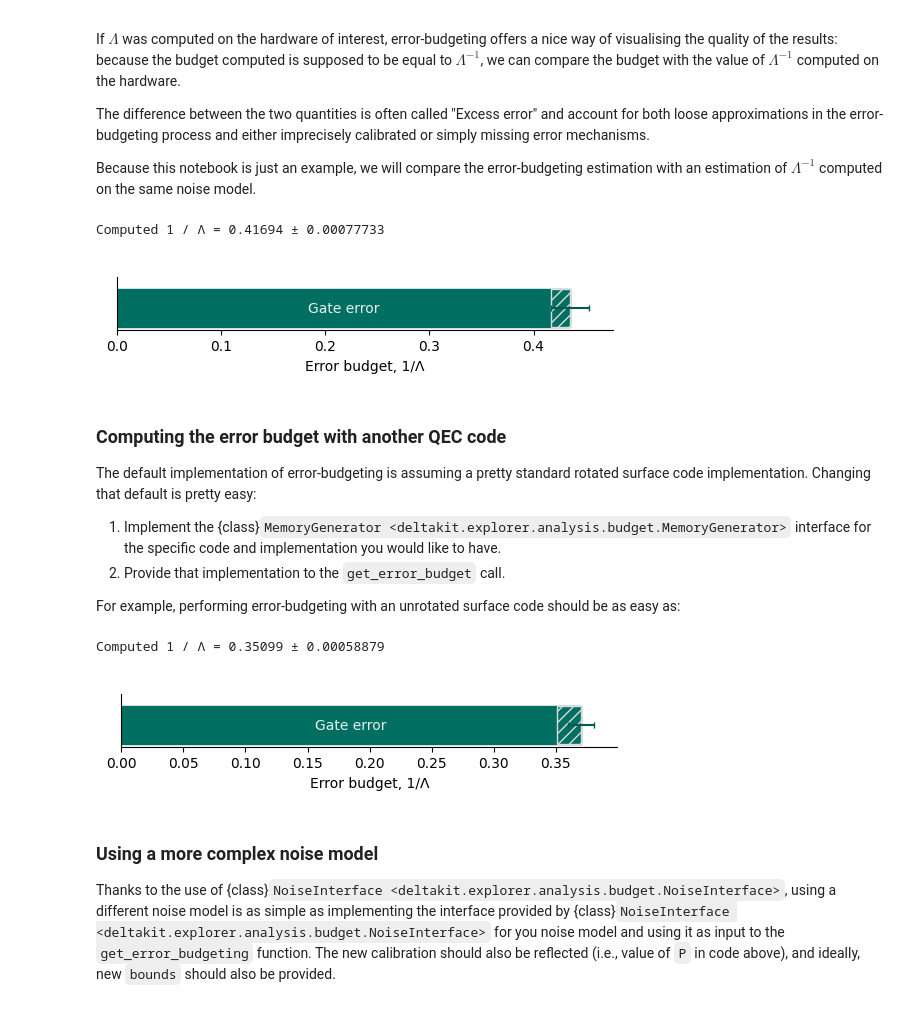
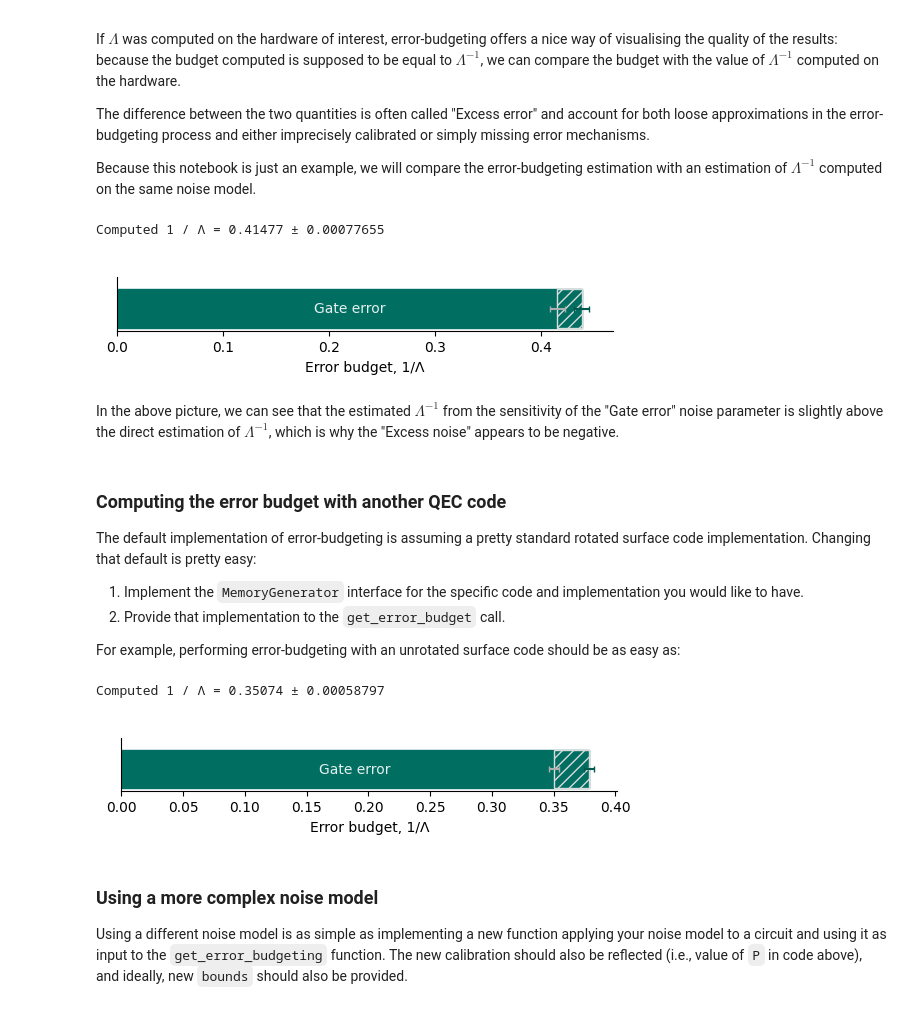
Before and after one commit to Deltakit/deltakit, a Jupyter notebook: docs/guide/error_budgeting.ipynb, the cells around one changed output. Drawn from its saved outputs; the diff is of its cells as text; code cells hidden in the pictures.

```diff
--- a/docs/guide/error_budgeting.ipynb
+++ b/docs/guide/error_budgeting.ipynb
@@ -280,26 +260,29 @@ with an estimation of $\Lambda^{-1}$ computed on the same noise model.
 from deltakit_explorer.analysis.budget import inverse_lambda_at
 
 lambda_reciprocal, lambda_reciprocal_stddev = inverse_lambda_at(
-    SimpleNoiseModel, P, num_rounds_per_distance
+    simple_noise_model, P, num_rounds_per_distance
 )
 print(f"Computed 1 / Λ = {lambda_reciprocal:.5g} ± {lambda_reciprocal_stddev:.5g}")
 
 contributions = [*contributions, lambda_reciprocal - sum(contributions)]
 contribution_stddevs = [*(3 * contribution_stddevs), None]
-descriptions = [*SimpleNoiseModel.parameter_names, "Excess"]
+descriptions = [*noise_parameter_names, "Excess"]
 
 fig, ax = plot_error_budget(contributions, descriptions, contribution_stddevs)
 # %% [output]
-Computed 1 / Λ = 0.41694 ± 0.00077733
+Computed 1 / Λ = 0.41477 ± 0.00077655
-[figure, old version]
+[figure, new version]
+# %% [markdown]
+In the above picture, we can see that the estimated $\Lambda^{-1}$ from the sensitivity of the
+"Gate error" noise parameter is slightly above the direct estimation of $\Lambda^{-1}$,
+which is why the "Excess noise" appears to be negative.
 # %% [markdown]
 ### Computing the error budget with another QEC code
 
 The default implementation of error-budgeting is assuming a pretty standard rotated
 surface code implementation. Changing that default is pretty easy:
 
-1. Implement the {class}`MemoryGenerator <deltakit.explorer.analysis.budget.MemoryGenerator>`
-   interface for the specific code and implementation you would like to have.
+1. Implement the `MemoryGenerator` interface for the specific code and implementation you would like to have.
 2. Provide that implementation to the `get_error_budget` call.
 
 For example, performing error-budgeting with an unrotated surface code should be as easy
@@ -307,41 +290,39 @@ as:
 # %%
 from deltakit_circuit.gates import PauliBasis
 
 from deltakit_explorer.codes import css_code_memory_circuit, UnrotatedPlanarCode
 
 def get_unrotated_surface_code_memory_circuit(distance: int, num_rounds: int) -> Circuit:
     """Returns a unrotated surface code Z memory experiment."""
     return css_code_memory_circuit(
         UnrotatedPlanarCode(distance, distance), num_rounds, PauliBasis.Z
     )
 
 results = get_error_budget(
-    SimpleNoiseModel, P, num_rounds_per_distance, bounds,
-    memory_generator=get_unrotated_surface_code_memory_circuit, num_shots=1_000_000
+    simple_noise_model, P, num_rounds_per_distance, bounds,
+    memory_generator=get_unrotated_surface_code_memory_circuit, num_shots=1_000_000,
 )
 contributions, contribution_stddevs = results.contributions, results.contribution_stddevs
 
 lambda_reciprocal, lambda_reciprocal_stddev = inverse_lambda_at(
-    SimpleNoiseModel, P, num_rounds_per_distance,
+    simple_noise_model, P, num_rounds_per_distance,
     memory_generator=get_unrotated_surface_code_memory_circuit
 )
 print(f"Computed 1 / Λ = {lambda_reciprocal:.5g} ± {lambda_reciprocal_stddev:.5g}")
 
 contributions = [*contributions, lambda_reciprocal - sum(contributions)]
 contribution_stddevs = [*(3 * contribution_stddevs), None]
-descriptions = [*SimpleNoiseModel.parameter_names, "Excess"]
+descriptions = [*noise_parameter_names, "Excess"]
 
 fig, ax = plot_error_budget(contributions, descriptions, contribution_stddevs)
 # %% [output]
-Computed 1 / Λ = 0.35099 ± 0.00058879
+Computed 1 / Λ = 0.35074 ± 0.00058797
-[figure, old version]
+[figure, new version]
 # %% [markdown]
 ### Using a more complex noise model
 
-Thanks to the use of {class}`NoiseInterface <deltakit.explorer.analysis.budget.NoiseInterface>`,
-using a different noise model is as simple as implementing the interface provided by
-{class}`NoiseInterface <deltakit.explorer.analysis.budget.NoiseInterface>` for you noise
-model and using it as input to the `get_error_budgeting` function. The new calibration
-should also be reflected (i.e., value of `P` in code above), and ideally, new `bounds`
-should also be provided.
+Using a different noise model is as simple as implementing a new function applying your
+noise model to a circuit and using it as input to the `get_error_budgeting` function.
+The new calibration should also be reflected (i.e., value of `P` in code above), and
+ideally, new `bounds` should also be provided.
 # %%
```
Also changed, not shown: parts of 5 cells of this notebook, 9 other files.
